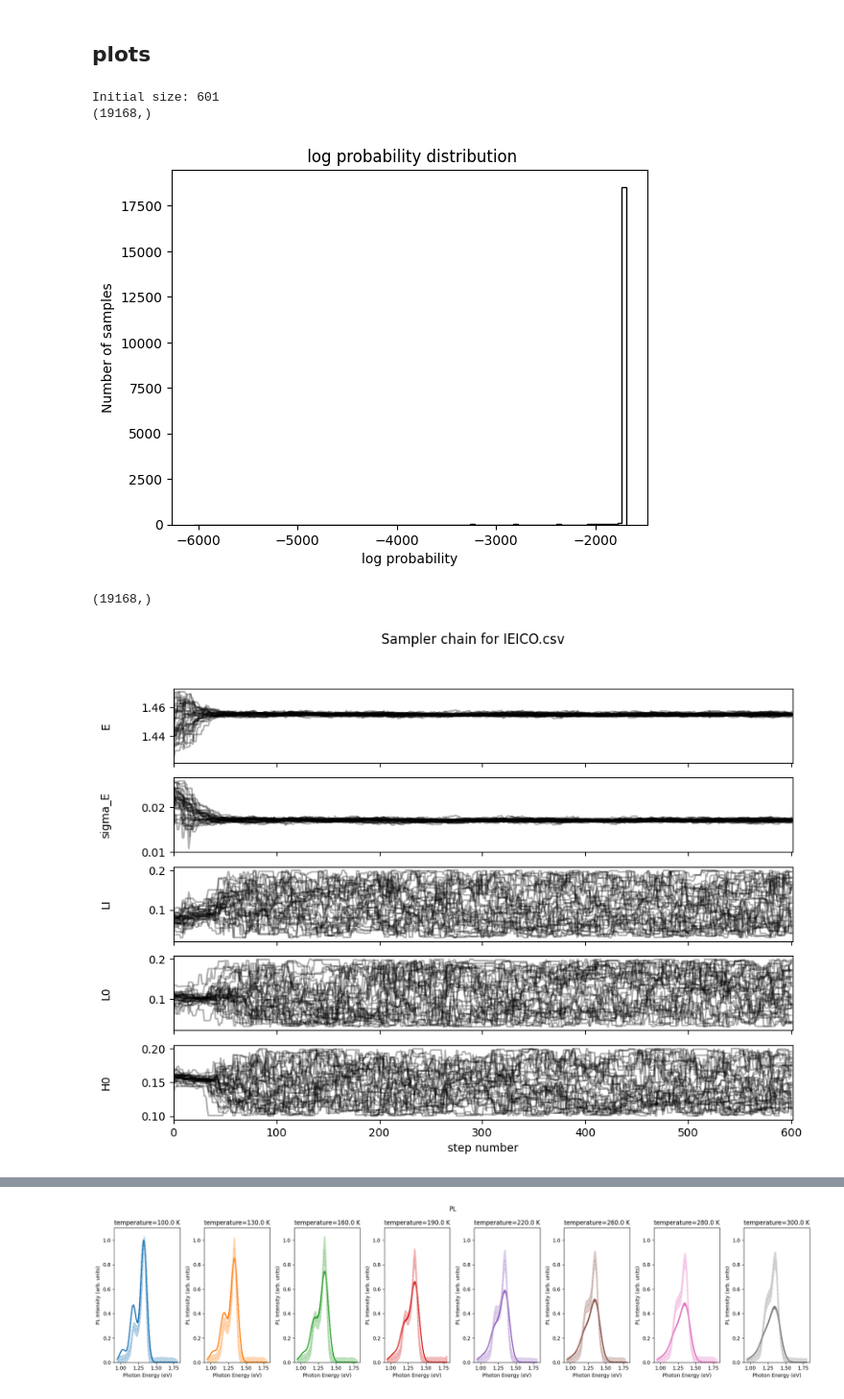
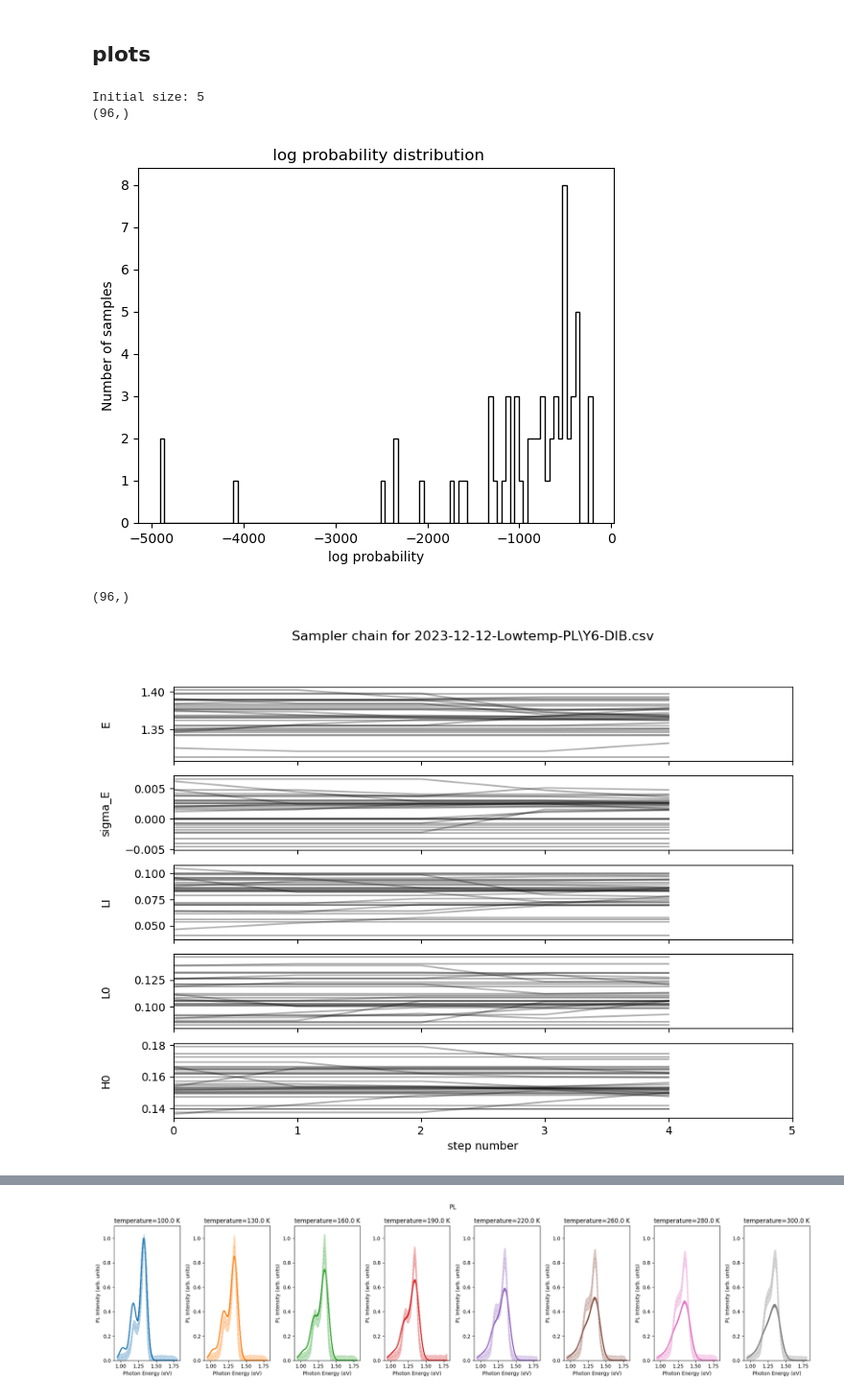
Before and after one commit to mohammedazzouzi15/pl_temp_fit, a Jupyter notebook: notebook/Fit_PL_new_workflow.ipynb, the cells around one changed output, grey strips where cells are left out. Shown at 96% size. Drawn from its saved outputs; the diff is of its cells as text; code cells hidden in the pictures.

```diff
--- a/notebook/Fit_PL_new_workflow.ipynb
+++ b/notebook/Fit_PL_new_workflow.ipynb
@@ -450,12 +458,12 @@ sh: error importing function definition for `module'
 # %%
 import glob
 from pl_temp_fit import Emcee_utils
-
+json_files = glob.glob('fit_experimental_emcee_PL/fit_data_base/*.json')
 list_model_config=[]
-json_files = glob.glob('fit_experimental_emcee_PL/fit_data_base/*.json')
 for id,json_file in enumerate(json_files):
     try:
-        model_config, model_config_save = config_utils.load_model_config(json_file.split('/')[-1].replace('.json',''), database_folder = "fit_experimental_emcee_PL/fit_data_base/")
+        print(id,json_files)
+        model_config, model_config_save = config_utils.load_model_config(json_file.split('/')[-1].replace('.json',''), database_folder = "fit_experimental_emcee_PL")
     except Exception as e:
         print(e)
         #if os.path.exists(json_file):
@@ -505,7 +509,7 @@ df_all
 ## plots
 # %%
 # reload sampler from file
-index = 3
+index = 0
 filename = df_all['save_folder'][index] + "/sampler.h5"
 csv_name = df_all['csv_name_PL'][index]
 model_config, model_config_save = config_utils.load_model_config(df_all['test_id'][index], database_folder = "fit_experimental_emcee_PL/fit_data_base/")
@@ -525,35 +529,35 @@ plt.ylabel("Number of samples")
 #plt.xlim(-100,0)
 plt.title(' log probability distribution')
 plt.show()
 fig, axes = plt.subplots(5, figsize=(10, 7), sharex=True)
 samples = reader.get_chain()
 labels = ["E", "sigma_E", "LI", "L0", "H0"]
 ndim = len(labels)
 for i in range(ndim):
     ax = axes[i]
     ax.plot(samples[:, :, i], "k", alpha=0.3)
     ax.set_xlim(0, len(samples))
     ax.set_ylabel(labels[i])
     ax.yaxis.set_label_coords(-0.1, 0.5)
 axes[-1].set_xlabel("step number")
 fig.suptitle(f"Sampler chain for {csv_name.split('/')[-1]}")
 fig.show()
 #flat_samples.shape
 distribution = reader.get_chain(discard=100, thin=5, flat=True)
 true_parameters=list(np.mean(distribution,axis=0))
 print(flat_samples.shape)
 fig, axes = plt.subplots(5, figsize=(10, 7))
 axes_xlim = [[1,2],[0,0.03],[0,0.2],[0,0.2],[0.1,0.2]]
 for i in range(ndim):
     ax = axes[i]
     ax.hist(distribution[:, i], 200, color="k", histtype="step")
     ax.set_ylabel(labels[i])
     ax.set_xlim(axes_xlim[i])
 fig.tight_layout()
 fig.show()
 # %% [output]
-Initial size: 601
-(19168,)
+Initial size: 5
+(96,)
-[figure, old version]
+[figure, new version]
-(19168,)
+(96,)
-[figure, old version]
+[figure, new version]
```
Also changed, not shown: parts of 21 cells of this notebook, 2 other files.
